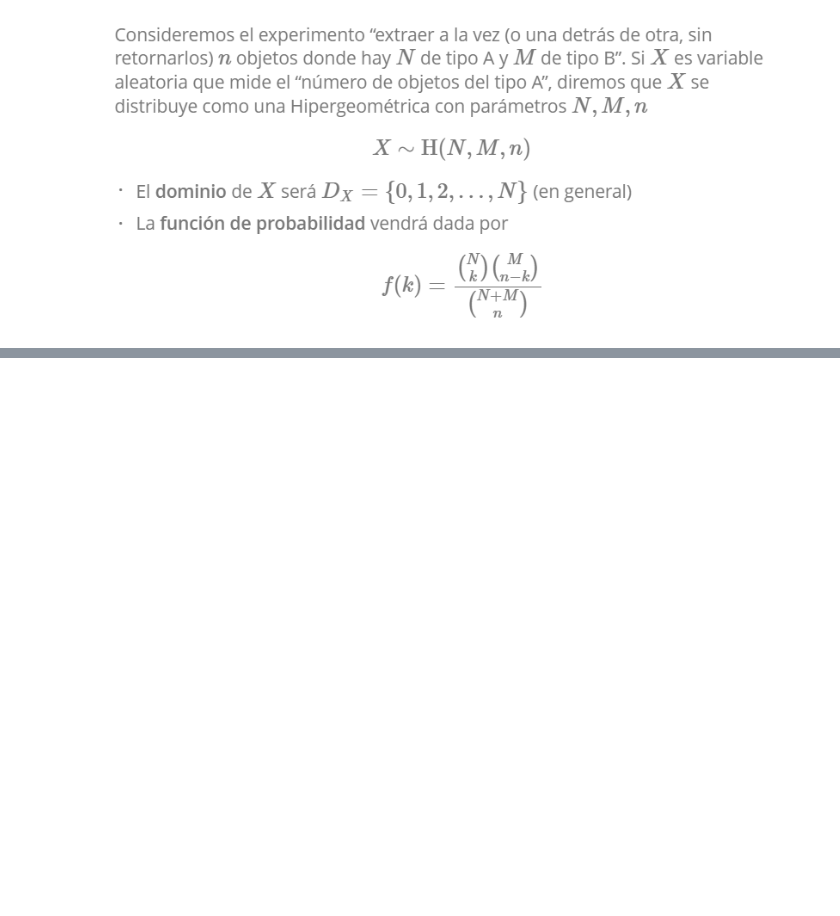
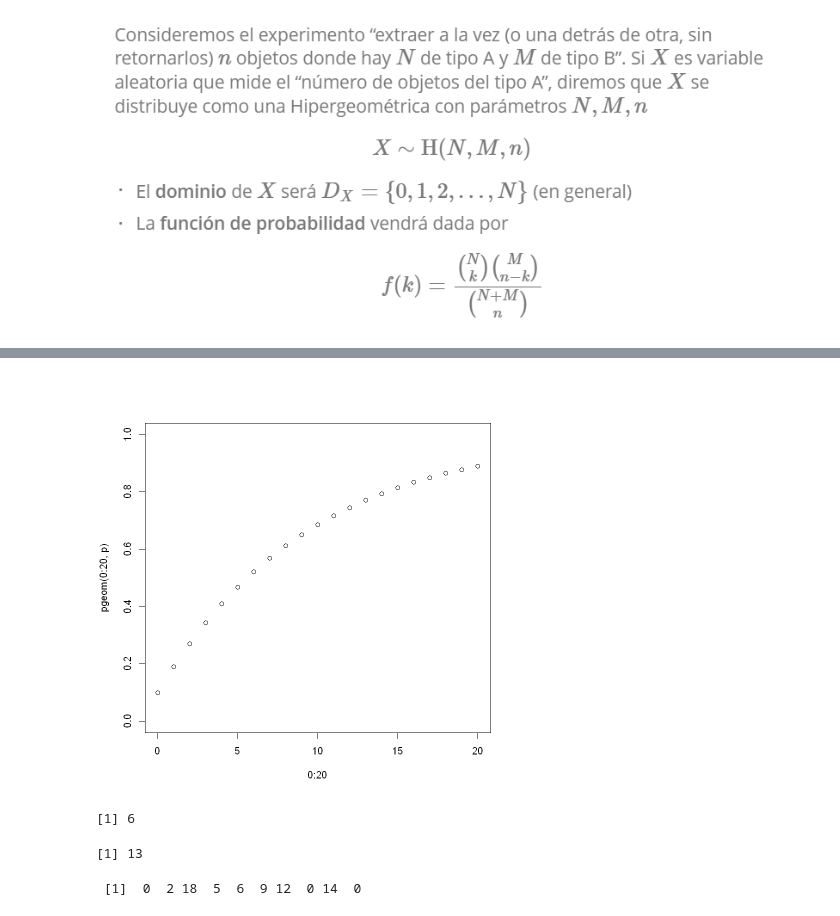
Before and after one commit to DiegoSuarz/EstadisticaDescriptiva_R, a Jupyter notebook: 38_IntroDistribucionesProbabilidad.ipynb, the cells around one changed output, grey strips where cells are left out. Drawn from its saved outputs; the diff is of its cells as text; code cells hidden in the pictures; blank space fills up the shorter version.

```diff
--- a/38_IntroDistribucionesProbabilidad.ipynb
+++ b/38_IntroDistribucionesProbabilidad.ipynb
@@ -185,0 +221,16 @@ hist(rbinom(100000, n ,p), breaks = 0:30)
+# %%
+plot(0:20, pgeom(0:20,p), ylim = c(0,1))
+# %% [output]
+[figure, added]
+# %%
+qgeom(0.5, p)
+# %% [output]
+[1] 6
+# %%
+qgeom(0.75, p)
+# %% [output]
+[1] 13
+# %%
+rgeom(10, p)
+# %% [output]
+ [1]  0  2 18  5  6  9 12  0 14  0
```
Also changed, not shown: parts of 36 cells of this notebook, 1 other file.
